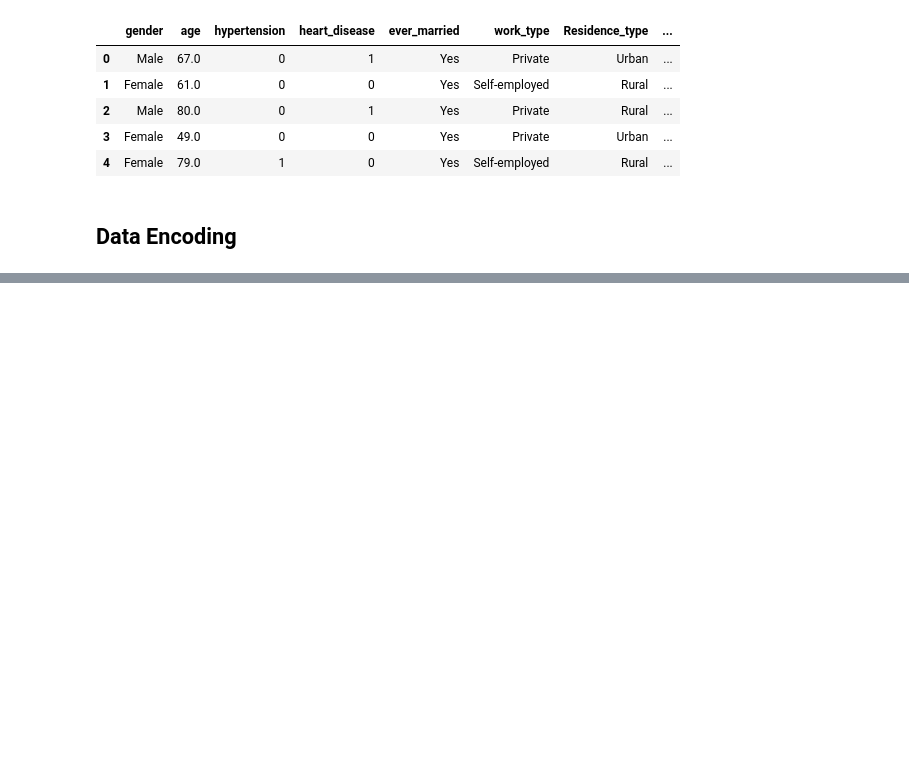
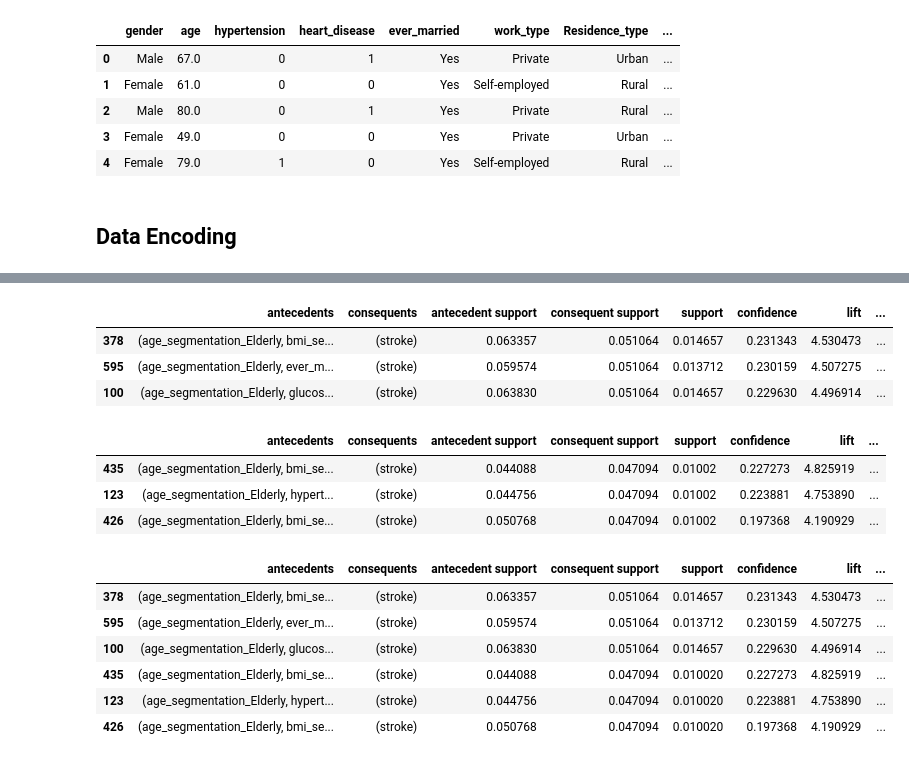
Before and after one commit to zakariaelaoufi/stroke-association-rules-analysis, a Jupyter notebook: stroke-association-analysis.ipynb, the cells around one changed output, grey strips where cells are left out. Cells and saved outputs as stored; diff of their text form; code cells hidden in the pictures; blank space fills up the shorter version.

```diff
--- a/stroke-association-analysis.ipynb
+++ b/stroke-association-analysis.ipynb
@@ -224,0 +244,3 @@ has_stroke.shape
+# %%
+frq_items_male = apriori(apriori_stroke_male_df, min_support = 0.01, use_colnames = True)
+frq_items_male.sort_values(by='support', ascending = False).head()
@@ -224,0 +254,3 @@ has_stroke.shape
+# %%
+frq_items_female = apriori(apriori_stroke_female_df, min_support = 0.01, use_colnames = True)
+frq_items_female.sort_values(by='support', ascending = False).head()
@@ -224,0 +264,37 @@ has_stroke.shape
+# %%
+# Collecting the inferred rules in a dataframe  for male
+rules_male = association_rules(frq_items_male, metric ="lift", min_threshold = 3)
+rules_male = rules_male.sort_values(['lift'], ascending =[False])
+has_stroke_male = rules_male[rules_male['consequents'] == frozenset({'stroke'})]
+has_stroke_male['gender'] = 'Male'
+# %%
+has_stroke_male.head(3)
+# %% [output]
+|  | antecedents | consequents | antecedent support | consequent support | support | confidence | lift | ... |
+| 378 | (age_segmentation_Elderly, bmi_se... | (stroke) | 0.063357 | 0.051064 | 0.014657 | 0.231343 | 4.530473 | ... |
+| 595 | (age_segmentation_Elderly, ever_m... | (stroke) | 0.059574 | 0.051064 | 0.013712 | 0.230159 | 4.507275 | ... |
+| 100 | (age_segmentation_Elderly, glucos... | (stroke) | 0.063830 | 0.051064 | 0.014657 | 0.229630 | 4.496914 | ... |
+# %%
+# Collecting the inferred rules in a dataframe  for male
+rules_female = association_rules(frq_items_female, metric ="lift", min_threshold = 3)
+rules_female = rules_female.sort_values(['lift'], ascending =[False])
+has_stroke_female = rules_female[rules_female['consequents'] == frozenset({'stroke'})]
+has_stroke_female['gender'] = 'Female'
+# %%
+has_stroke_female.head(3)
+# %% [output]
+|  | antecedents | consequents | antecedent support | consequent support | support | confidence | lift | ... |
+| 435 | (age_segmentation_Elderly, bmi_se... | (stroke) | 0.044088 | 0.047094 | 0.01002 | 0.227273 | 4.825919 | ... |
+| 123 | (age_segmentation_Elderly, hypert... | (stroke) | 0.044756 | 0.047094 | 0.01002 | 0.223881 | 4.753890 | ... |
+| 426 | (age_segmentation_Elderly, bmi_se... | (stroke) | 0.050768 | 0.047094 | 0.01002 | 0.197368 | 4.190929 | ... |
+# %%
+has_stroke_male_female = pd.concat([has_stroke_male.head(3), has_stroke_female.head(3)])
+has_stroke_male_female
+# %% [output]
+|  | antecedents | consequents | antecedent support | consequent support | support | confidence | lift | ... |
+| 378 | (age_segmentation_Elderly, bmi_se... | (stroke) | 0.063357 | 0.051064 | 0.014657 | 0.231343 | 4.530473 | ... |
+| 595 | (age_segmentation_Elderly, ever_m... | (stroke) | 0.059574 | 0.051064 | 0.013712 | 0.230159 | 4.507275 | ... |
+| 100 | (age_segmentation_Elderly, glucos... | (stroke) | 0.063830 | 0.051064 | 0.014657 | 0.229630 | 4.496914 | ... |
+| 435 | (age_segmentation_Elderly, bmi_se... | (stroke) | 0.044088 | 0.047094 | 0.010020 | 0.227273 | 4.825919 | ... |
+| 123 | (age_segmentation_Elderly, hypert... | (stroke) | 0.044756 | 0.047094 | 0.010020 | 0.223881 | 4.753890 | ... |
+| 426 | (age_segmentation_Elderly, bmi_se... | (stroke) | 0.050768 | 0.047094 | 0.010020 | 0.197368 | 4.190929 | ... |
```
Also changed, not shown: parts of 16 cells of this notebook.
